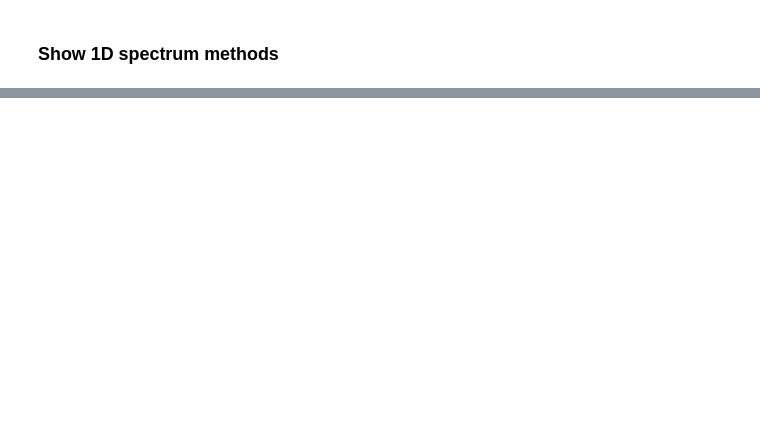
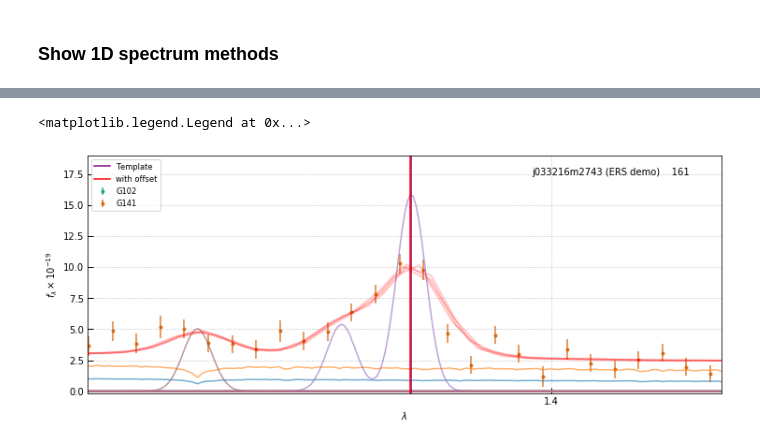
Before and after one commit to gbrammer/grizli-binder, a Jupyter notebook: Demo1D/Grizli-oned.ipynb, the cells around one changed output, grey strips where cells are left out. Saved outputs shown, nothing was run; the diff lists cells and outputs as text; code cells hidden in the pictures; blank space fills up the shorter version.

```diff
--- a/Demo1D/Grizli-oned.ipynb
+++ b/Demo1D/Grizli-oned.ipynb
@@ -43,0 +122,23 @@ mb.oned_figure(tfit=tfit, bin=1, units='flam',
+# %%
+# Zoom in figure.  In this case the offset is very small
+fig = mb.oned_figure(tfit=tfit, bin=1, units='flam',
+                     show_beams=False, show_individual_templates=True,
+                     figsize=fs)
+
+ax = fig.gca()
+ax.set_ylim(-0.2, 19)
+
+xerr = np.abs(dw)/2/1.e4
+
+lx = utils.get_line_wavelengths()[0][ref_line][0]*(1+z)/1.e4
+
+ax.set_xlim(lx-0.06, lx+0.06)
+
+ly = 17
+
+ax.plot(lx*np.ones(2), ax.get_ylim(), color='purple', label='Template')
+ax.plot((lx+dw/1.e4)*np.ones(2), ax.get_ylim(), color='r', label='with offset')
+ax.legend(loc='upper left')
+# %% [output]
+<matplotlib.legend.Legend at 0x...>
+[figure, added]
```
Also changed, not shown: parts of 8 cells of this notebook.
